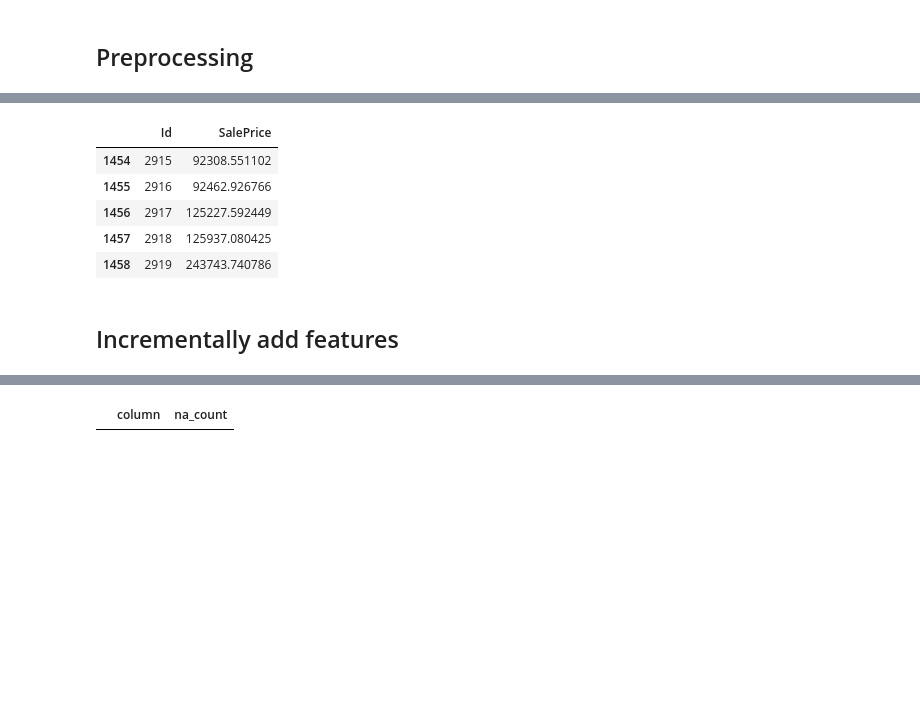
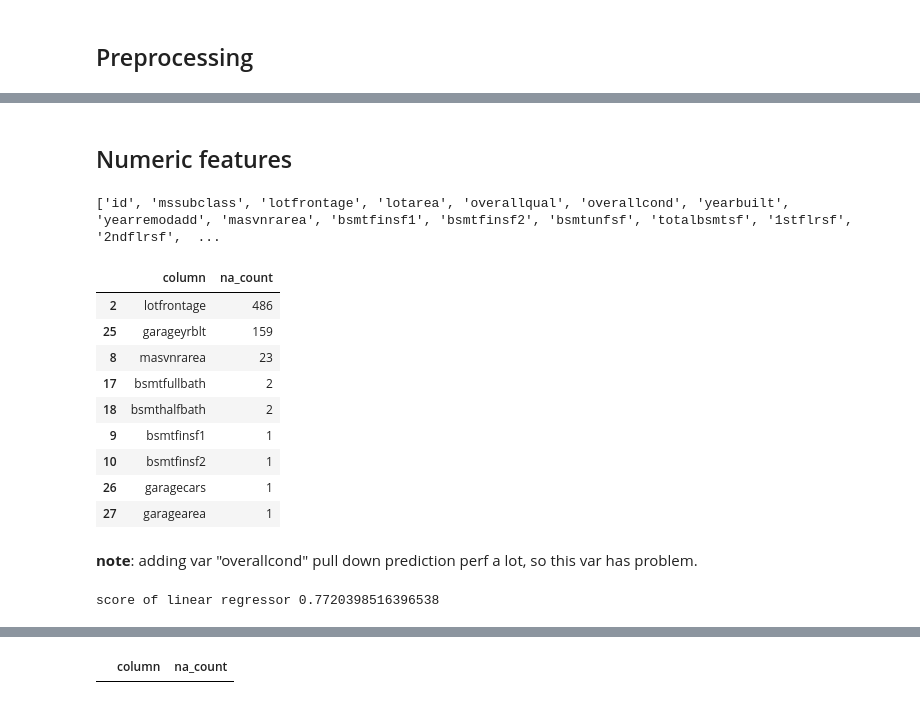
Before and after one commit to victor-luu191/house_price, a Jupyter notebook: predictive models.ipynb, the cells around one changed output, grey strips where cells are left out. Drawn from its saved outputs; the diff is of its cells as text; code cells hidden in the pictures; blank space fills up the shorter version.

```diff
--- a/predictive models.ipynb
+++ b/predictive models.ipynb
@@ -190,0 +191,3 @@ na_checker
+# %%
+to_fill = na_checker['column'].values[3:]
+to_fill
@@ -191 +197,3 @@ na_checker
+# %%
+data[to_fill] = data[to_fill].fillna(data[to_fill].mean())
 # %%
@@ -235,10 +235,0 @@ y_pred = ridge.predict(X_test)
-# %%
-ridge_res = make_output(ridge.predict(X_test))
-ridge_res.head()
-# %% [output]
-|  | Id | SalePrice |
-| 1454 | 2915 | 92308.551102 |
-| 1455 | 2916 | 92462.926766 |
-| 1456 | 2917 | 125227.592449 |
-| 1457 | 2918 | 125937.080425 |
-| 1458 | 2919 | 243743.740786 |
@@ -247,2 +236,20 @@ ridge_res.to_csv('output/ridge_pred.csv', index=False)
 # %% [markdown]
-## Incrementally add features
+## Numeric features
+# %%
+num_cols = list_numeric_columns(data)
+print(num_cols)
+# %% [output]
+['id', 'mssubclass', 'lotfrontage', 'lotarea', 'overallqual', 'overallcond', 'yearbuilt', 'yearremodadd', 'masvnrarea', 'bsmtfinsf1', 'bsmtfinsf2', 'bsmtunfsf', 'totalbsmtsf', '1stflrsf', '2ndflrsf',  ...
+# %%
+check_na(data[num_cols]).sort_values('na_count', ascending=False)
+# %% [output]
+|  | column | na_count |
+| 2 | lotfrontage | 486 |
+| 25 | garageyrblt | 159 |
+| 8 | masvnrarea | 23 |
+| 17 | bsmtfullbath | 2 |
+| 18 | bsmthalfbath | 2 |
+| 9 | bsmtfinsf1 | 1 |
+| 10 | bsmtfinsf2 | 1 |
+| 26 | garagecars | 1 |
+| 27 | garagearea | 1 |
@@ -248,0 +261,2 @@ ridge_res.to_csv('output/ridge_pred.csv', index=False)
+# %% [markdown]
+__note__: adding var "overallcond" pull down prediction perf a lot, so this var has problem.
@@ -251,3 +267,11 @@ ridge_res.to_csv('output/ridge_pred.csv', index=False)
 room_feats = ['bedroomabvgr', 'fullbath', 'halfbath', 'total_bath',
               'kitchenabvgr', 'totrmsabvgrd'
              ]
+# %%
+X_train = train_part[feats0 + room_feats]
+X_test = test_part[feats0 + room_feats]
+
+lr.fit(X_train, y_train)
+print('score of linear regressor', lr.score(X_train, y_train))
+# %% [output]
+score of linear regressor 0.7720398516396538
```
Also changed, not shown: parts of 155 cells of this notebook.
